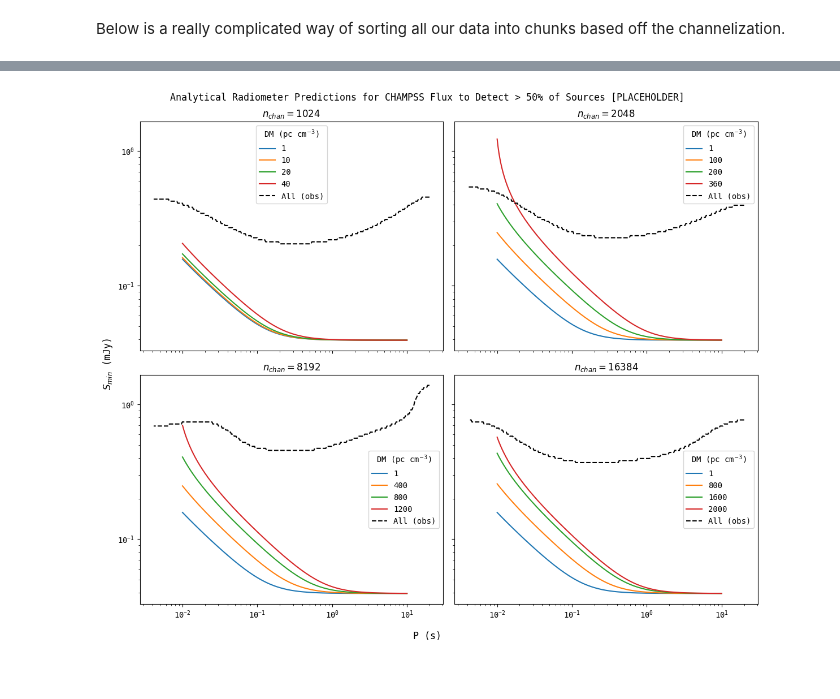
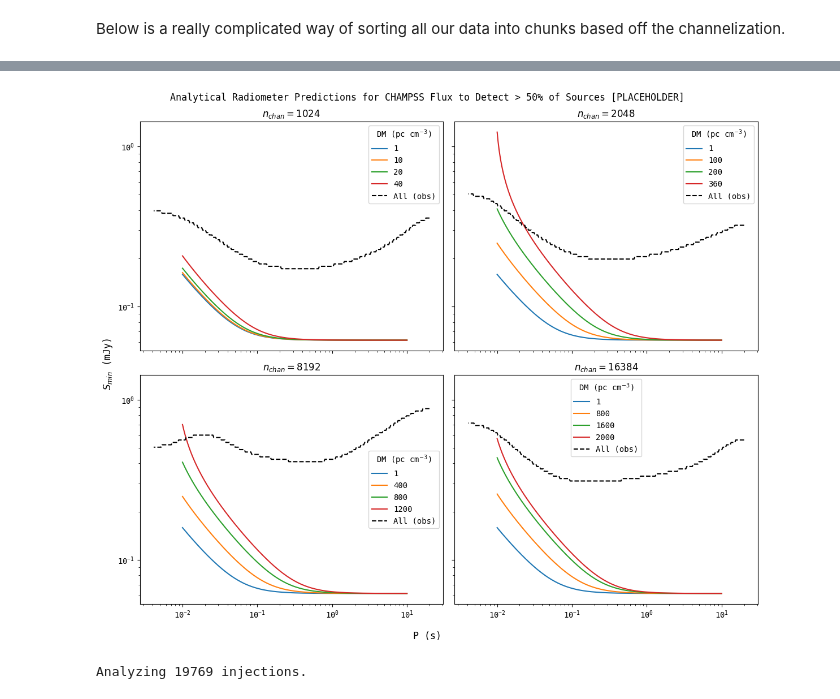
Before and after one commit to chime-sps/Transmissivity, a Jupyter notebook: results/sensitivity_dropoff.ipynb, the cells around one changed output, grey strips where cells are left out. Cells and saved outputs as stored; diff of their text form; code cells hidden in the pictures.

Commit message:
sensitivity plot!

```diff
--- a/results/sensitivity_dropoff.ipynb
+++ b/results/sensitivity_dropoff.ipynb
@@ -67,8 +69,8 @@ for datum in data_unglob:
     fglob_mask = (datum[:, f_idx] > 0.1) & (datum[:, f_idx] < 250.)
     DMglob_mask = (datum[:, DM_idx] > 1.) & (datum[:, DM_idx] < 600.)
     Sglob_mask = datum[:, S_idx] > 0.1
-    #FWHMglob_mask = datum[:, FWHM_idx] < 0.01
-    glob_mask = fglob_mask & DMglob_mask & Sglob_mask #& FWHMglob_mask
+    FWHMglob_mask = (datum[:, FWHM_idx] > 0.014) & (datum[:, FWHM_idx] < 0.034)
+    glob_mask = fglob_mask & DMglob_mask & Sglob_mask & FWHMglob_mask
     datum = datum[glob_mask]
 
     p = len(datum[datum[:, -1] > 0.]) / len(datum)
@@ -252,7 +254,6 @@ where $\delta$ is the effective width.
 # %% [markdown]
 Assuming that we will find >50% of everything with SNR > 10, and choosing $b = 0^{\circ}$ and $l = 90^{\circ}$:
 # %%
-TSKY = 26 #K
 GAIN = 1.16e-3  # K mJy^-1
 TSYS = 50  # K
 BETA = 1.1
@@ -316,7 +317,7 @@ def get_intrachannel_time(DM, maxDM):
 
     return t_intrachannel
 
-def radiometer(f, DM, SNR, FWHM, maxDM, Ndays = 14):
+def radiometer(f, DM, SNR, FWHM, maxDM, Tsky, Ndays):
 
     FWHM /= f #in s
     tau = Ndays * 10 * 60 #days x minutes / day x seconds / minute
@@ -328,19 +329,19 @@ def radiometer(f, DM, SNR, FWHM, maxDM, Ndays = 14):
     FWHM = np.sqrt(FWHM**2 + t_intrach**2)
     FWHM = np.sqrt(FWHM**2 + TSAMP**2)
 
-    system_terms =  BETA * (TSYS + TSKY) / GAIN
+    system_terms =  BETA * (TSYS + Tsky) / GAIN
     obs_terms = 1 / np.sqrt(NPOL * tau * (BANDWIDTH / 2)) #for rfi...
     pulse_terms = np.sqrt(FWHM / ((1 / f) - FWHM))
 
     return system_terms * obs_terms * pulse_terms * SNR
 
-def get_Scurve(f, DM, maxDM, SNR = 10, FWHM = 0.01):
+def get_Scurve(f, DM, SNR, FWHM, maxDM, Tsky, Ndays):
 
     Smin = np.zeros((len(DM), len(f)))
 
     for k in range(len(DM)):
         for l in range(len(f)):
-            S_temp = radiometer(f[l], DM[k], SNR, FWHM, maxDM)
+            S_temp = radiometer(f[l], DM[k], SNR, FWHM, maxDM, Tsky, Ndays)
             Smin[k, l] = S_temp
 
     return Smin
@@ -482,5 +474,6 @@ for i in range(4):
 # %%
 maxDMs = np.array([24, 350, 1000, 2000])
+Tskies = np.array([])
 DMs = np.array([[1, 10, 20, 40],
                 [1, 100, 200, 360],
                 [1, 400, 800, 1200],
@@ -493,34 +486,34 @@ fig, ax = plt.subplots(2, 2, figsize = (12, 10), sharex = True, sharey = True)
 ax = ax.flatten()
 
 for i in range(len(maxDMs)):
-    Scurve = get_Scurve(f, DMs[i], maxDMs[i])
+    Scurve = get_Scurve(f, DMs[i], maxDMs[i], FWHM = 0.024)
 
     for j in range(len(DMs[i])):
         ax[i].plot(P, Scurve[j], label = DMs[i, j])
 
 
     ax[i].plot(1/f_bins[:-1], Smins[i], 'k--', label = 'All (obs)')
     ax[i].legend(title = r'DM (pc cm$^{-3}$)')
 
 
 ax[0].set_xscale('log')
 ax[0].set_title(r'$n_{chan} = 1024$')
 
 ax[1].set_xscale('log')
 ax[1].set_title(r'$n_{chan} = 2048$')
 
 ax[2].set_xscale('log')
 ax[2].set_title(r'$n_{chan} = 8192$')
 
 ax[3].set_xscale('log')
 ax[3].set_title(r'$n_{chan} = 16384$')
 ax[3].set_yscale('log')
 
 fig.supylabel('$S_{min}$ (mJy)')
 fig.supxlabel('P (s)')
 fig.suptitle('Analytical Radiometer Predictions for CHAMPSS Flux to \
 Detect > 50% of Sources [PLACEHOLDER]')
 
 plt.tight_layout()
 # %% [output]
-[figure, old version]
+[figure, new version]
@@ -526,0 +524,48 @@ plt.tight_layout()
+# %%
+f_bins = np.logspace(np.log10(0.05), np.log10(250), 500)
+f_dev = 50
+S_bins = np.logspace(-2, 1, 500)
+S_dev = 50
+
+Smin_of_f = np.zeros((2, len(f_bins) - 1))
+FWHM_lazarus_mask = (all_data[:, FWHM_idx] > 0.014) & (all_data[:, FWHM_idx] < 0.034)
+DM_mask = (all_data[:, DM_idx] > 1.)
+low_b_mask = galactic_lat < 20*u.degree
+length_mask = all_data[:, 2] == 14
+
+print(f'Analyzing {len(all_data[FWHM_lazarus_mask & DM_mask & length_mask])} injections.')
+
+_, f_S_unsmooth_hot, f_S_smooth_hot = au.get_sensitivity(
+    all_data[FWHM_lazarus_mask & DM_mask & low_b_mask],
+    *(f_idx, S_idx, f_bins, S_bins, f_dev, S_dev),
+    stype = '2d',
+)
+
+for j in range(len(f_bins) - 1):
+
+    try:
+        Smin_of_f[0, j] = np.min(S_bins[np.where(f_S_smooth_hot[j] > 0.50)[0]])
+    except:
+        Smin_of_f[0, j] = np.nan
+
+_, f_S_unsmooth_cold, f_S_smooth_cold = au.get_sensitivity(
+    all_data[FWHM_lazarus_mask & DM_mask & ~low_b_mask],
+    *(f_idx, S_idx, f_bins, S_bins, f_dev, S_dev),
+    stype = '2d',
+)
+
+for j in range(len(f_bins) - 1):
+
+    try:
+        Smin_of_f[1, j] = np.min(S_bins[np.where(f_S_smooth_cold[j] > 0.50)[0]])
+    except:
+        Smin_of_f[0, j] = np.nan
+
+Smin_of_f[0] = gaussian_filter(Smin_of_f[0], 5)
+Smin_of_f[1] = gaussian_filter(Smin_of_f[1], 5)
+
+predicted_Smin_of_f = np.zeros((2, len(f_bins) - 1))
+predicted_Smin_of_f[0] = radiometer(f = f_bins[:-1], DM = 212.5, SNR = 10, FWHM = 0.024, maxDM = 212.5, Tsky  = 100, Ndays = 14)
+predicted_Smin_of_f[1] = radiometer(f = f_bins[:-1], DM = 212.5, SNR = 10, FWHM = 0.024, maxDM = 212.5, Tsky  = 10, Ndays = 14)
+# %% [output]
+Analyzing 19769 injections.
```
Also changed, not shown: parts of 10 cells of this notebook.
